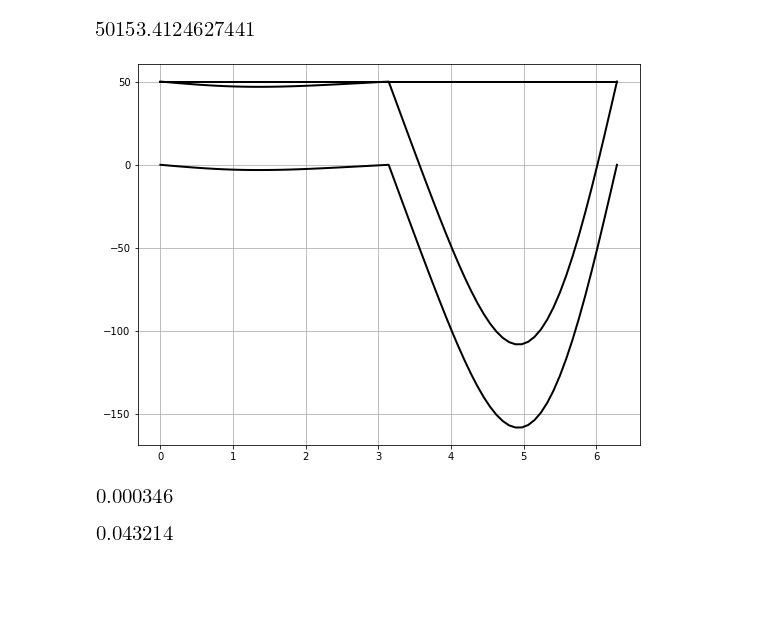
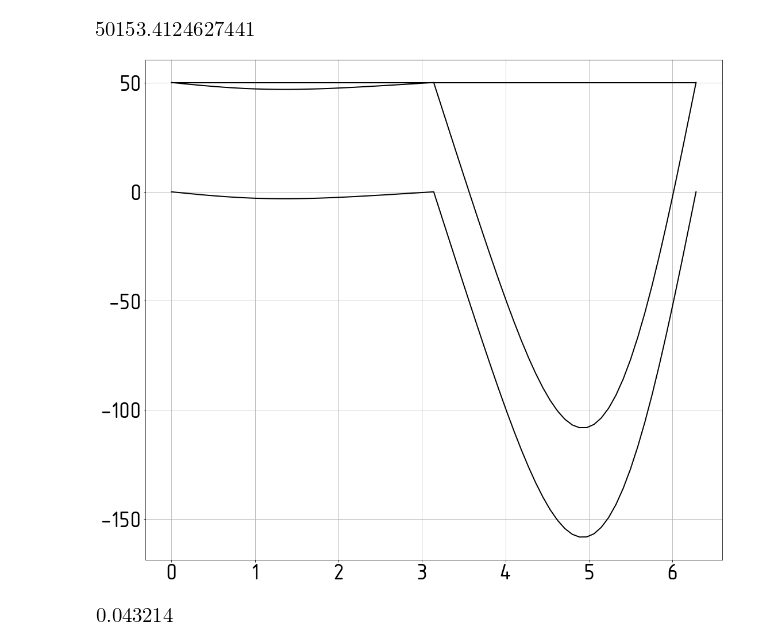
Before and after one commit to AndreySolod/TMM_Course_design, a Jupyter notebook: Main_file(list_1).ipynb, the cells around one changed output. Saved outputs shown, nothing was run; the diff lists cells and outputs as text; code cells hidden in the pictures; blank space fills up the shorter version.

```diff
--- a/Main_file(list_1).ipynb
+++ b/Main_file(list_1).ipynb
@@ -4,6 +4,10 @@ from sympy.vector import *
 init_printing()
 import matplotlib.pyplot as plt
 import pandas
+import matplotlib
+
+import matplotlib.font_manager as fm
+new_font = fm.FontProperties(fname = 'C:\\Users\\Андрей\\Documents\\TMM_Course_design\\GOST_B_.ttf')
 # %%
 v_mid = 0.655
 n_1 = 120
@@ -33,8 +37,8 @@ alpha_dop = 24
 delta_p = 330
 frac_p_r_0 = 0.21
 # %%
-l_ab  = v_mid / (4 * n_1 / 60)
-l_bc = frac_l_bc_l_ab * l_ab
+l_ab  = Rational(v_mid / (4 * n_1 / 60))
+l_bc = Rational(frac_l_bc_l_ab * l_ab)
 # %%
 l_ab
 # %% [output]
@@ -118,12 +122,15 @@ f_max
 [figure]
 # %%
 varx = [i / 360 * 2 * pi for i in range(0, 365, 5)]
-vary1 = [abs(v_qc).subs(phi, i).n(3) for i in varx]
+vary1 = [v_qc.subs(phi, i).n(3) for i in varx]
 vary2 = [omega_q2.subs(phi, i).n(3) for i in varx]
 
-fig_01 = plt.figure(figsize = [9.00, 7.00])
+fig_01 = plt.figure(figsize = [18.00, 16.00])
 plt.plot(varx, vary1, linewidth = 2, color = 'black')
 plt.grid(True)
 plt.plot(varx, vary2, linewidth = 2, color = 'black')
+for obj in fig_01.findobj(matplotlib.text.Text):
+    obj.set_fontproperties(new_font)
+    obj.set_fontsize(40)
 plt.show()
 # %% [output]
@@ -133,3 +138,12 @@ plt.show()
+# %%
+from matplotlib.backends.backend_pdf import PdfPages
+
+
+plt.rcParams['pdf.fonttype'] = 42
+plt.rcParams['font.family'] = new_font.get_family()
+
+with PdfPages('test.pdf') as pdf:
+    fig_01.savefig('pic/c=c(varphi).pdf')
 # %%
 v_qs2x = v_qs2.to_matrix(sys)[0]
 v_qs2y = v_qs2.to_matrix(sys)[1]
@@ -176,13 +190,16 @@ m_d_pr
 # %%
 vary1 = [(v_qc * f_min * -1).subs(phi, i).n(3) / 1000 if i < pi else (f_max * v_qc).subs(phi, i).n(3) / 1000 for i in varx]
 vary2 = [m_d_pr / 1000 for i in varx]
 vary3 = [vary1[i] + vary2[i] for i in range(len(vary1))]
 
-fig_01 = plt.figure(figsize = [9.00, 7.00])
+fig_01 = plt.figure(figsize = [18.00, 16.00])
 plt.plot(varx, vary1, linewidth = 2, color = 'black')
 plt.grid(True)
 plt.plot(varx, vary2, linewidth = 2, color = 'black')
 plt.plot(varx, vary3, linewidth = 2, color = 'black')
+for obj in fig_01.findobj(matplotlib.text.Text):
+    obj.set_fontproperties(new_font)
+    obj.set_fontsize(40)
 plt.show()
 # %% [output]
-[figure, old version]
+[figure, new version]
@@ -191,4 +205,0 @@ plt.show()
-# %%
-17.3 / 50000
-# %% [output]
-[figure, removed]
```
Also changed, not shown: parts of 20 cells of this notebook, 57 other files.
